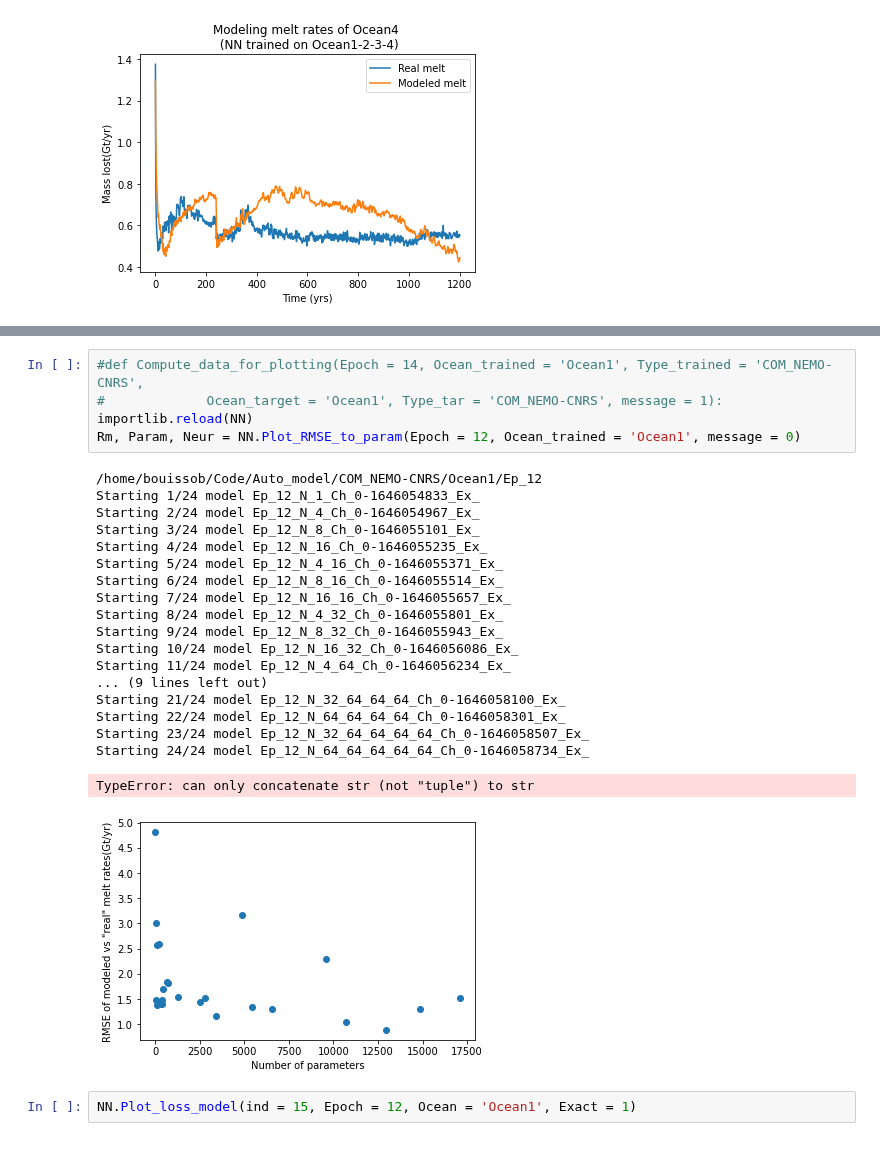
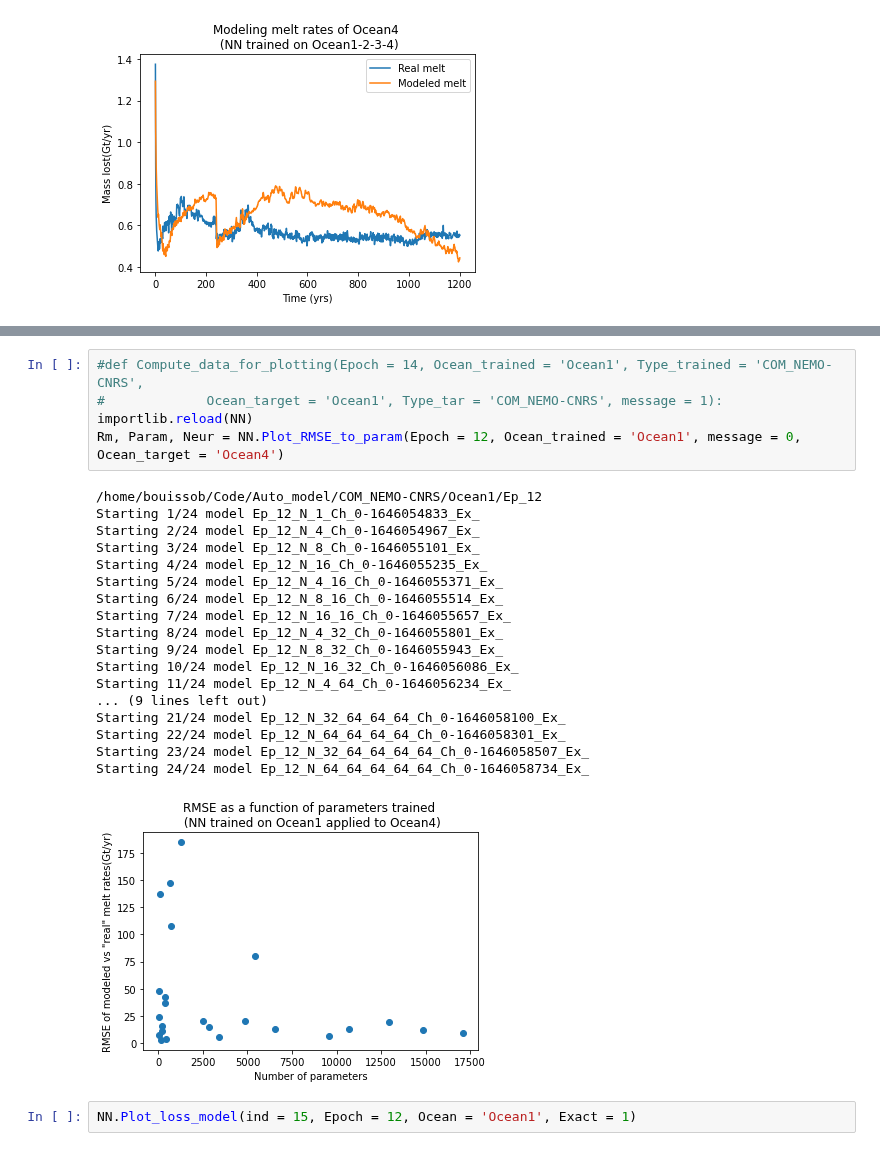
Before and after one commit to BenBouiss/NN_intern_2022, a Jupyter notebook: Class_NN_test.ipynb, the cells around one changed output, grey strips where cells are left out. Drawn from its saved outputs; the diff is of its cells as text.

```diff
--- a/Class_NN_test.ipynb
+++ b/Class_NN_test.ipynb
@@ -99,28 +99,27 @@ Data variables used : x y temperatureYZ salinityYZ iceDraft
 # %%
 #def Compute_data_for_plotting(Epoch = 14, Ocean_trained = 'Ocean1', Type_trained = 'COM_NEMO-CNRS',
 #             Ocean_target = 'Ocean1', Type_tar = 'COM_NEMO-CNRS', message = 1):
 importlib.reload(NN)
-Rm, Param, Neur = NN.Plot_RMSE_to_param(Epoch = 12, Ocean_trained = 'Ocean1', message = 0)
+Rm, Param, Neur = NN.Plot_RMSE_to_param(Epoch = 12, Ocean_trained = 'Ocean1', message = 0, Ocean_target = 'Ocean4')
 # %% [output]
 /home/bouissob/Code/Auto_model/COM_NEMO-CNRS/Ocean1/Ep_12
 Starting 1/24 model Ep_12_N_1_Ch_0-1646054833_Ex_
 Starting 2/24 model Ep_12_N_4_Ch_0-1646054967_Ex_
 Starting 3/24 model Ep_12_N_8_Ch_0-1646055101_Ex_
 Starting 4/24 model Ep_12_N_16_Ch_0-1646055235_Ex_
 Starting 5/24 model Ep_12_N_4_16_Ch_0-1646055371_Ex_
 Starting 6/24 model Ep_12_N_8_16_Ch_0-1646055514_Ex_
 Starting 7/24 model Ep_12_N_16_16_Ch_0-1646055657_Ex_
 Starting 8/24 model Ep_12_N_4_32_Ch_0-1646055801_Ex_
 Starting 9/24 model Ep_12_N_8_32_Ch_0-1646055943_Ex_
 Starting 10/24 model Ep_12_N_16_32_Ch_0-1646056086_Ex_
 Starting 11/24 model Ep_12_N_4_64_Ch_0-1646056234_Ex_
 ... (9 lines left out)
 Starting 21/24 model Ep_12_N_32_64_64_64_Ch_0-1646058100_Ex_
 Starting 22/24 model Ep_12_N_64_64_64_64_Ch_0-1646058301_Ex_
 Starting 23/24 model Ep_12_N_32_64_64_64_64_Ch_0-1646058507_Ex_
 Starting 24/24 model Ep_12_N_64_64_64_64_64_Ch_0-1646058734_Ex_
-TypeError: can only concatenate str (not "tuple") to str
-[figure, old version]
+[figure, new version]
 # %%
 NN.Plot_loss_model(ind = 15, Epoch = 12, Ocean = 'Ocean1', Exact = 1)
 # %% [output]
```
Also changed, not shown: parts of 6 cells of this notebook, 3 other files.
